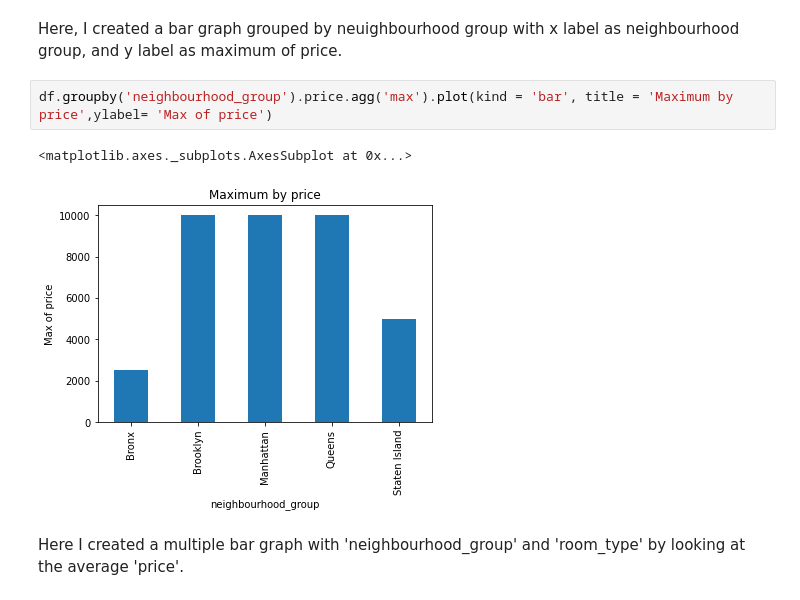
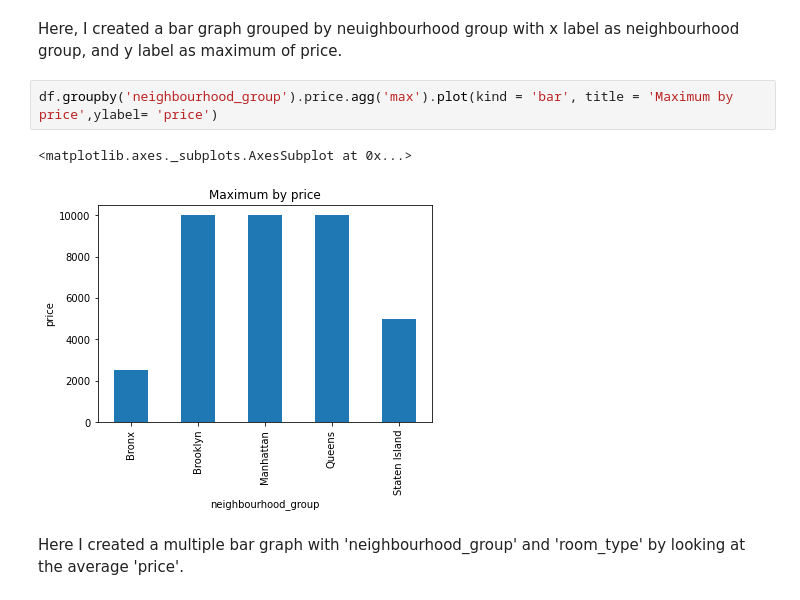
Before and after one commit to subshr4/subshr4, a Jupyter notebook: quiz24.ipynb, the cells around one changed output. Saved outputs shown, nothing was run; the diff lists cells and outputs as text.

```diff
--- a/quiz24.ipynb
+++ b/quiz24.ipynb
@@ -27,9 +25,9 @@ df
 # %% [markdown]
 Here, I created a bar graph grouped by neuighbourhood group with x label as neighbourhood group, and y label as maximum of price.
 # %%
-df.groupby('neighbourhood_group').price.agg('max').plot(kind = 'bar', title = 'Maximum by price',ylabel= 'Max of price')
+df.groupby('neighbourhood_group').price.agg('max').plot(kind = 'bar', title = 'Maximum by price',ylabel= 'price')
 # %% [output]
 <matplotlib.axes._subplots.AxesSubplot at 0x...>
-[figure, old version]
+[figure, new version]
 # %% [markdown]
 Here I created a multiple bar graph with 'neighbourhood_group' and 'room_type' by looking at the average 'price'.
```
Also changed, not shown: parts of 7 cells of this notebook.
